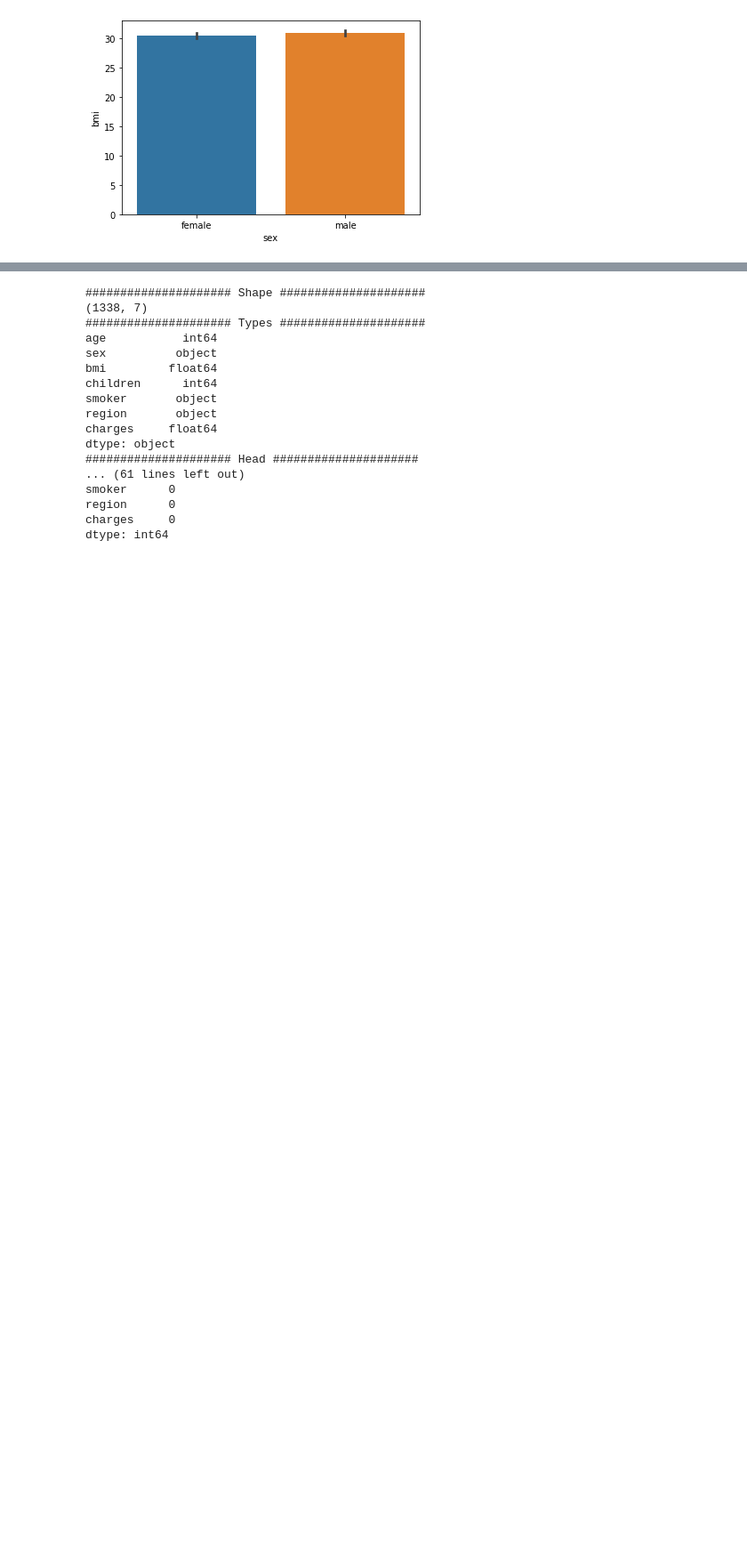
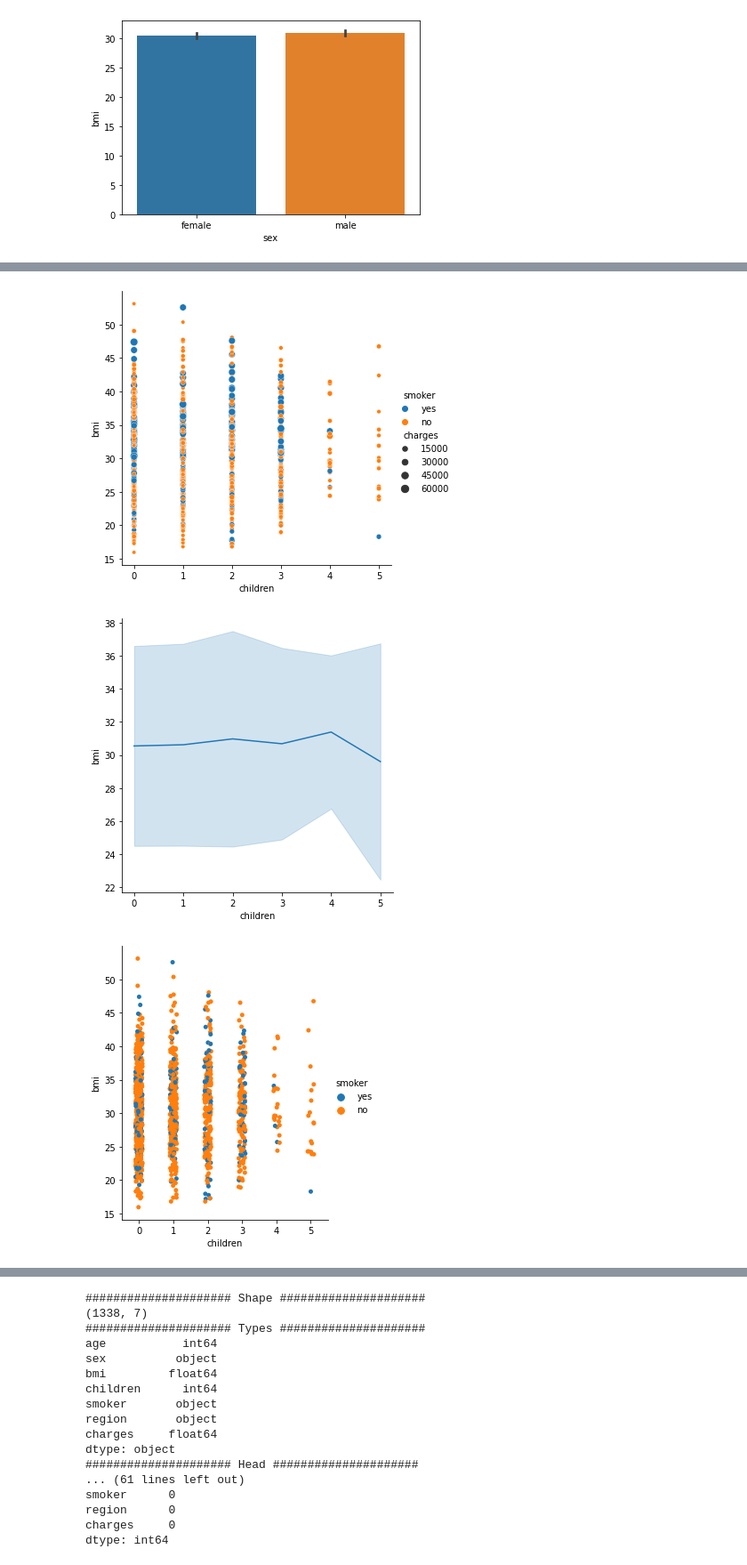
Before and after one commit to atacanozkan/health_insurance_cost_prediction, a Jupyter notebook: main.ipynb, the cells around one changed output, grey strips where cells are left out. Shown at 89% size. Saved outputs shown, nothing was run; the diff lists cells and outputs as text; code cells hidden in the pictures; blank space fills up the shorter version.

```diff
--- a/main.ipynb
+++ b/main.ipynb
@@ -379,0 +405,12 @@ df.groupby('region').agg(['count'])['children']
+# %%
+sns.relplot(x="children", y="bmi", size="charges", hue="smoker", data=df);
+sns.relplot(x="children", y="bmi", kind="line", ci="sd", data=df);
+
+sns.catplot(x="children", y="bmi", hue = 'smoker', data=df, height=5, aspect=.8)
+plt.show()
+sns.barplot(x="children", y="bmi", data=df)
+plt.show()
+# %% [output]
+[figure, added]
+[figure, added]
+[figure, added]
```
Also changed, not shown: parts of 24 cells of this notebook.
